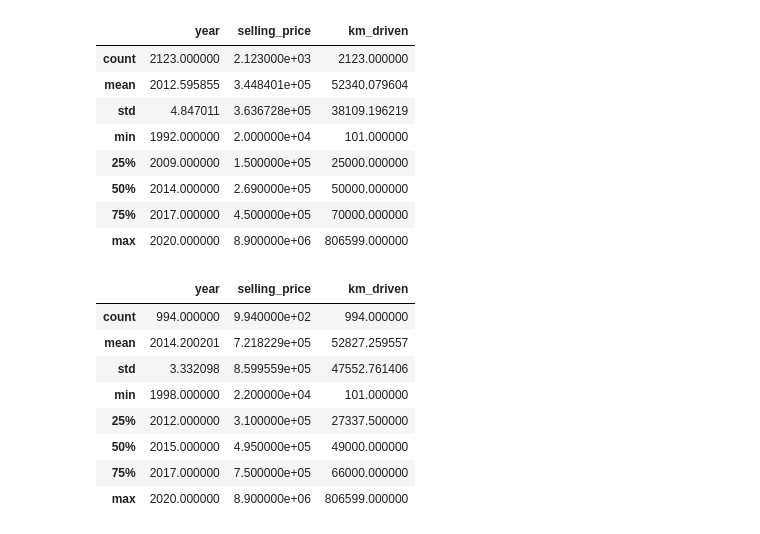
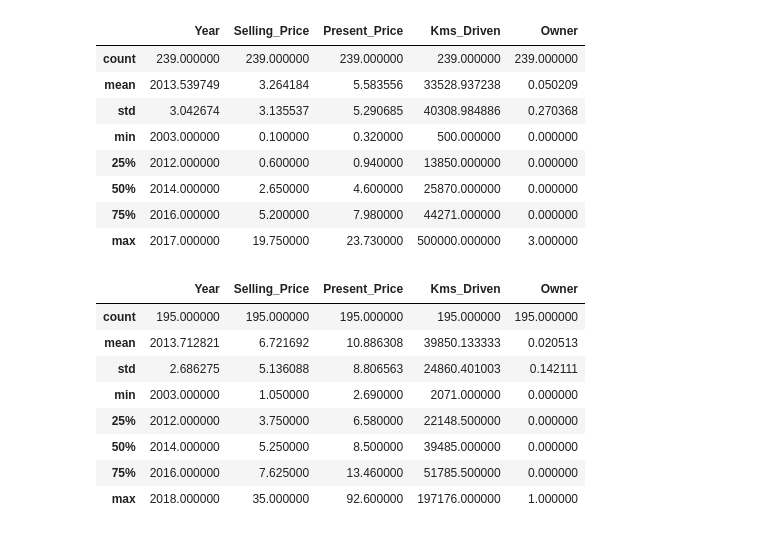
Before and after one commit to cwg7/car-price-predictions, a Jupyter notebook: car_price_predictions.ipynb, the cells around one changed output. Cells and saved outputs as stored; diff of their text form; code cells hidden in the pictures.

```diff
--- a/car_price_predictions.ipynb
+++ b/car_price_predictions.ipynb
@@ -9,7 +9,7 @@ from sklearn.preprocessing import StandardScaler
 from sklearn.linear_model import LinearRegression
 from sklearn import metrics
 # %%
-df = pd.read_csv("C:\\Users\\cwins\\Downloads\\zero-to-mastery-ml-masterUNZIPPED\\zero-to-mastery-ml-master\\carData.csv")
+df = pd.read_csv("C:\\Users\\cwins\\Downloads\\zero-to-mastery-ml-masterUNZIPPED\\zero-to-mastery-ml-master\\carData3.csv")
 # %%
 df.head()
 # %% [output]
@@ -94,8 +93,8 @@ Name: transmission, dtype: int64
 # %%
-fuel = df['fuel']
-seller_type = df['seller_type']
-transmission = df['transmission']
-selling_price = df['selling_price']
+fuel = df['Fuel_Type']
+seller_type = df['Seller_Type']
+transmission = df['Transmission']
+selling_price = df['Selling_Price']
 # %%
 from matplotlib import style
 # %%
@@ -128,26 +127,26 @@ sns.barplot(x= transmission, y= selling_price, ax= axes[2])
 # %%
-petrol_data = df.groupby('fuel').get_group('Petrol')
+petrol_data = df.groupby(fuel).get_group('Petrol')
 petrol_data.describe()
 # %% [output]
-|  | year | selling_price | km_driven |
-| count | 2123.000000 | 2.123000e+03 | 2123.000000 |
-| mean | 2012.595855 | 3.448401e+05 | 52340.079604 |
-| std | 4.847011 | 3.636728e+05 | 38109.196219 |
-| min | 1992.000000 | 2.000000e+04 | 101.000000 |
-| 25% | 2009.000000 | 1.500000e+05 | 25000.000000 |
-| 50% | 2014.000000 | 2.690000e+05 | 50000.000000 |
-| 75% | 2017.000000 | 4.500000e+05 | 70000.000000 |
-| max | 2020.000000 | 8.900000e+06 | 806599.000000 |
+|  | Year | Selling_Price | Present_Price | Kms_Driven | Owner |
+| count | 239.000000 | 239.000000 | 239.000000 | 239.000000 | 239.000000 |
+| mean | 2013.539749 | 3.264184 | 5.583556 | 33528.937238 | 0.050209 |
+| std | 3.042674 | 3.135537 | 5.290685 | 40308.984886 | 0.270368 |
+| min | 2003.000000 | 0.100000 | 0.320000 | 500.000000 | 0.000000 |
+| 25% | 2012.000000 | 0.600000 | 0.940000 | 13850.000000 | 0.000000 |
+| 50% | 2014.000000 | 2.650000 | 4.600000 | 25870.000000 | 0.000000 |
+| 75% | 2016.000000 | 5.200000 | 7.980000 | 44271.000000 | 0.000000 |
+| max | 2017.000000 | 19.750000 | 23.730000 | 500000.000000 | 3.000000 |
 # %%
-dealer_data = df.groupby('seller_type').get_group('Dealer')
+dealer_data = df.groupby(seller_type).get_group('Dealer')
 dealer_data.describe()
 # %% [output]
-|  | year | selling_price | km_driven |
-| count | 994.000000 | 9.940000e+02 | 994.000000 |
-| mean | 2014.200201 | 7.218229e+05 | 52827.259557 |
-| std | 3.332098 | 8.599559e+05 | 47552.761406 |
-| min | 1998.000000 | 2.200000e+04 | 101.000000 |
-| 25% | 2012.000000 | 3.100000e+05 | 27337.500000 |
-| 50% | 2015.000000 | 4.950000e+05 | 49000.000000 |
-| 75% | 2017.000000 | 7.500000e+05 | 66000.000000 |
-| max | 2020.000000 | 8.900000e+06 | 806599.000000 |
+|  | Year | Selling_Price | Present_Price | Kms_Driven | Owner |
+| count | 195.000000 | 195.000000 | 195.000000 | 195.000000 | 195.000000 |
+| mean | 2013.712821 | 6.721692 | 10.886308 | 39850.133333 | 0.020513 |
+| std | 2.686275 | 5.136088 | 8.806563 | 24860.401003 | 0.142111 |
+| min | 2003.000000 | 1.050000 | 2.690000 | 2071.000000 | 0.000000 |
+| 25% | 2012.000000 | 3.750000 | 6.580000 | 22148.500000 | 0.000000 |
+| 50% | 2014.000000 | 5.250000 | 8.500000 | 39485.000000 | 0.000000 |
+| 75% | 2016.000000 | 7.625000 | 13.460000 | 51785.500000 | 0.000000 |
+| max | 2018.000000 | 35.000000 | 92.600000 | 197176.000000 | 1.000000 |
```
Also changed, not shown: parts of 16 cells of this notebook.
